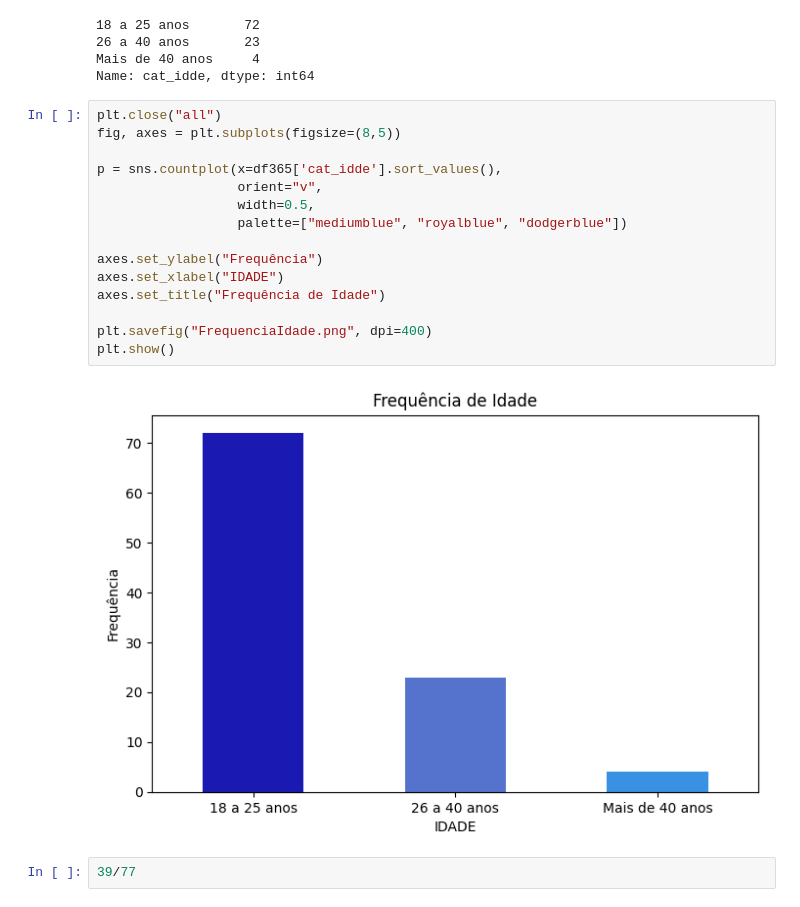
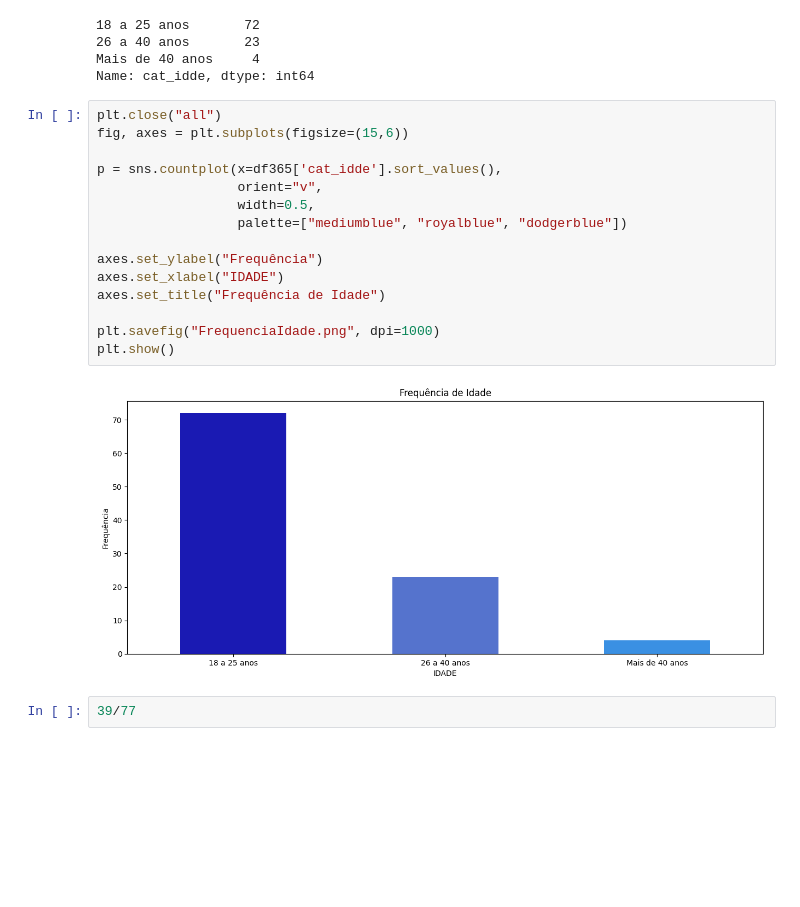
Before and after one commit to CarlosDouradoPGR/Portifolio, a Jupyter notebook: Analise_comercial/Bala_acai.ipynb, the cells around one changed output. Cells and saved outputs as stored; diff of their text form; blank space fills up the shorter version.

```diff
--- a/Analise_comercial/Bala_acai.ipynb
+++ b/Analise_comercial/Bala_acai.ipynb
@@ -508,21 +523,21 @@ Mais de 40 anos     4
 Name: cat_idde, dtype: int64
 # %%
 plt.close("all")
-fig, axes = plt.subplots(figsize=(8,5))
+fig, axes = plt.subplots(figsize=(15,6))
 
 p = sns.countplot(x=df365['cat_idde'].sort_values(),
                   orient="v",
                   width=0.5,
                   palette=["mediumblue", "royalblue", "dodgerblue"])
 
 axes.set_ylabel("Frequência")
 axes.set_xlabel("IDADE")
 axes.set_title("Frequência de Idade")
 
-plt.savefig("FrequenciaIdade.png", dpi=400)
+plt.savefig("FrequenciaIdade.png", dpi=1000)
 plt.show()
 # %% [output]
-[figure, old version]
+[figure, new version]
 # %%
 39/77
 # %% [output]
```
Also changed, not shown: parts of 16 cells of this notebook, 7 other files.
